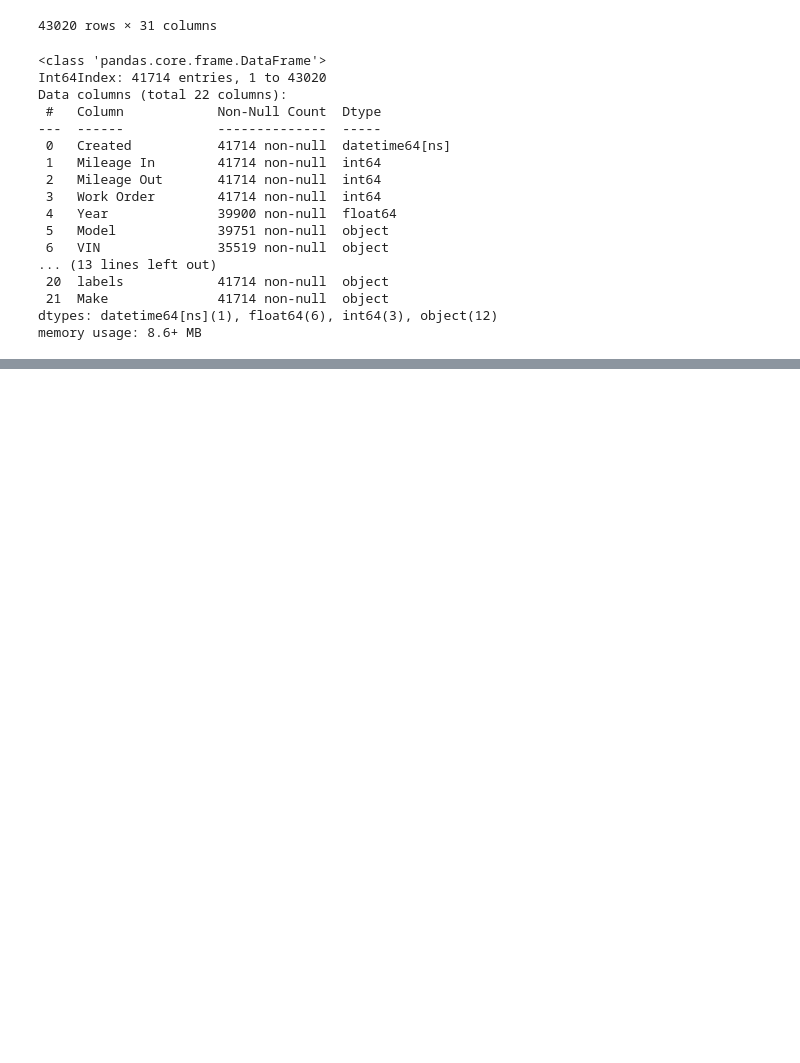
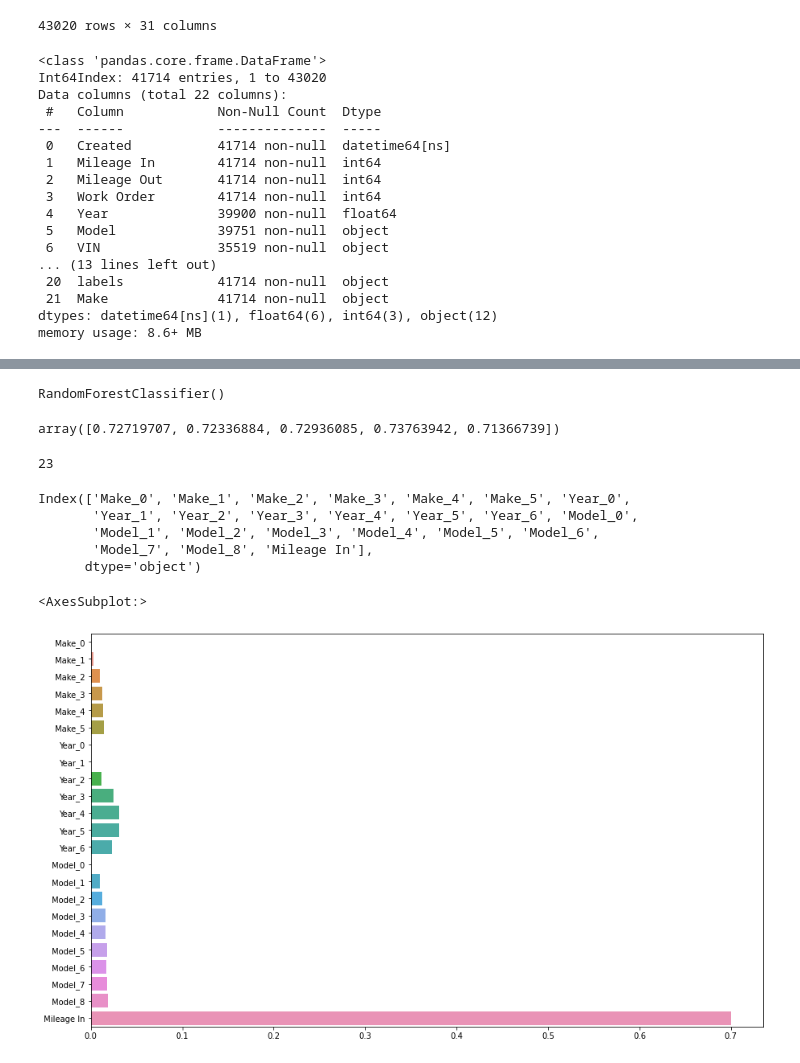
Before and after one commit to just-paul/capstone-autoserved, a Jupyter notebook: Dataset/capstone.ipynb, the cells around one changed output, grey strips where cells are left out. Drawn from its saved outputs; the diff is of its cells as text; code cells hidden in the pictures; blank space fills up the shorter version.

```diff
--- a/Dataset/capstone.ipynb
+++ b/Dataset/capstone.ipynb
@@ -2060,0 +2514,2 @@ df_final2.to_csv('FINAL.csv')
+# %%
+X_train, X_test, Y_train, Y_test = train_test_split(X, Y, test_size=0.2, random_state=13)
@@ -2060,0 +2618,3 @@ df_final2.to_csv('FINAL.csv')
+# %%
+X_train_encoded = encoder.transform(X_train)
+X_test_encoded = encoder.transform(X_test)
@@ -2060,0 +2687,29 @@ df_final2.to_csv('FINAL.csv')
+# %%
+rf = RandomForestClassifier()
+# %%
+rf.fit(X_train_encoded, Y_train)
+# %% [output]
+RandomForestClassifier()
+# %%
+cross_val_score(rf, X_train_encoded, Y_train)
+# %% [output]
+array([0.72719707, 0.72336884, 0.72936085, 0.73763942, 0.71366739])
+# %%
+len(rf.feature_importances_)
+# %% [output]
+23
+# %%
+X_train_encoded.columns
+# %% [output]
+Index(['Make_0', 'Make_1', 'Make_2', 'Make_3', 'Make_4', 'Make_5', 'Year_0',
+       'Year_1', 'Year_2', 'Year_3', 'Year_4', 'Year_5', 'Year_6', 'Model_0',
+       'Model_1', 'Model_2', 'Model_3', 'Model_4', 'Model_5', 'Model_6',
+       'Model_7', 'Model_8', 'Mileage In'],
+      dtype='object')
+# %%
+plt.figure(figsize=(15,9))
+
+sns.barplot(x=rf.feature_importances_, y=X_train_encoded.columns, orient='h')
+# %% [output]
+<AxesSubplot:>
+[figure, added]
```
Also changed, not shown: parts of 75 cells of this notebook.
